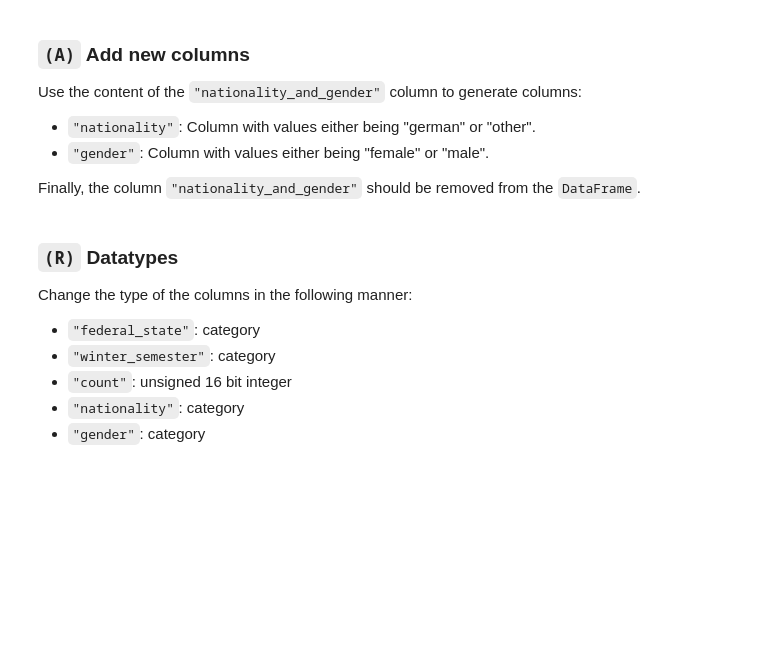
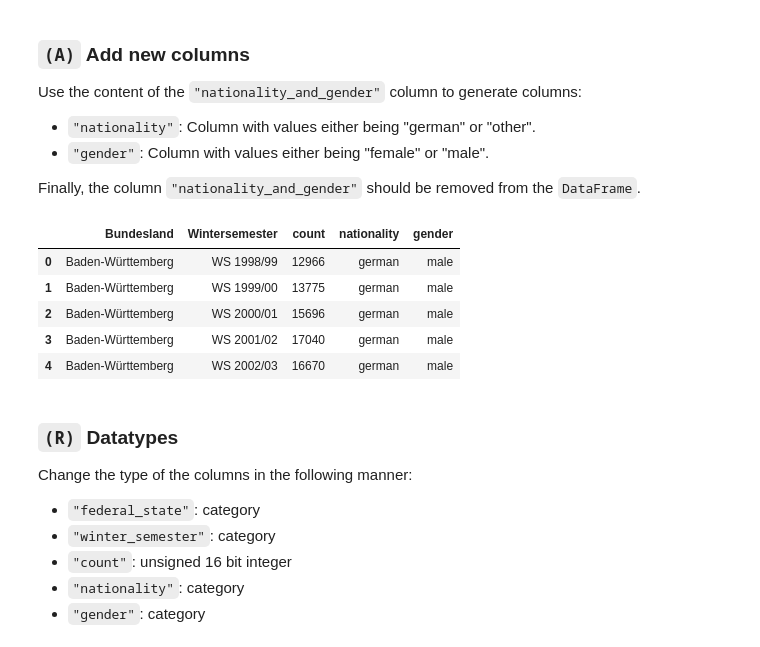
Before and after one commit to TimJoest/Datascience_2, a Jupyter notebook: MNM/Vorlesung/Pandas/10_recap/First-Year-Students_solutions.ipynb, the cells around one changed output. Cells and saved outputs as stored; diff of their text form; code cells hidden in the pictures; blank space fills up the shorter version.

```diff
--- a/MNM/Vorlesung/Pandas/10_recap/First-Year-Students_solutions.ipynb
+++ b/MNM/Vorlesung/Pandas/10_recap/First-Year-Students_solutions.ipynb
@@ -87,5 +149,12 @@ Finally, the column `"nationality_and_gender"` should be removed from the `DataF
 # %%
-df.head()
+df_s.head()
+# %% [output]
+|  | Bundesland | Wintersemester | count | nationality | gender |
+| 0 | Baden-Württemberg | WS 1998/99 | 12966 | german | male |
+| 1 | Baden-Württemberg | WS 1999/00 | 13775 | german | male |
+| 2 | Baden-Württemberg | WS 2000/01 | 15696 | german | male |
+| 3 | Baden-Württemberg | WS 2001/02 | 17040 | german | male |
+| 4 | Baden-Württemberg | WS 2002/03 | 16670 | german | male |
 # %% [markdown]
 ### `(R)`  Datatypes
 
```
Also changed, not shown: parts of 15 cells of this notebook, 2 other files.
